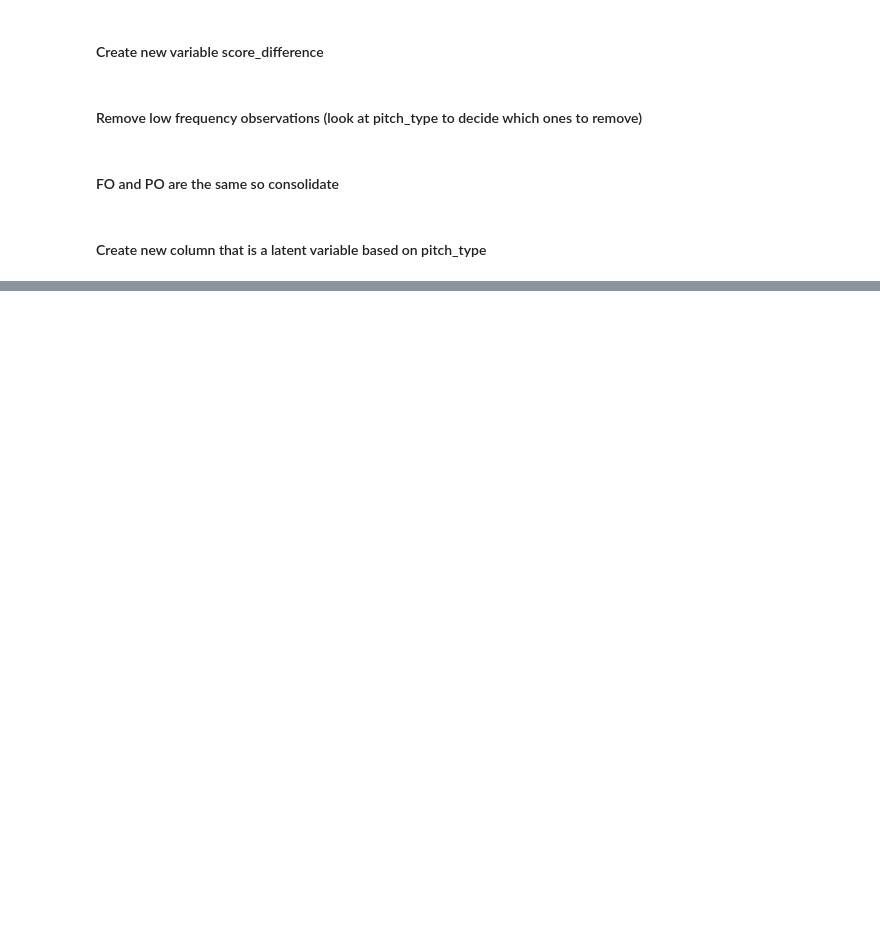
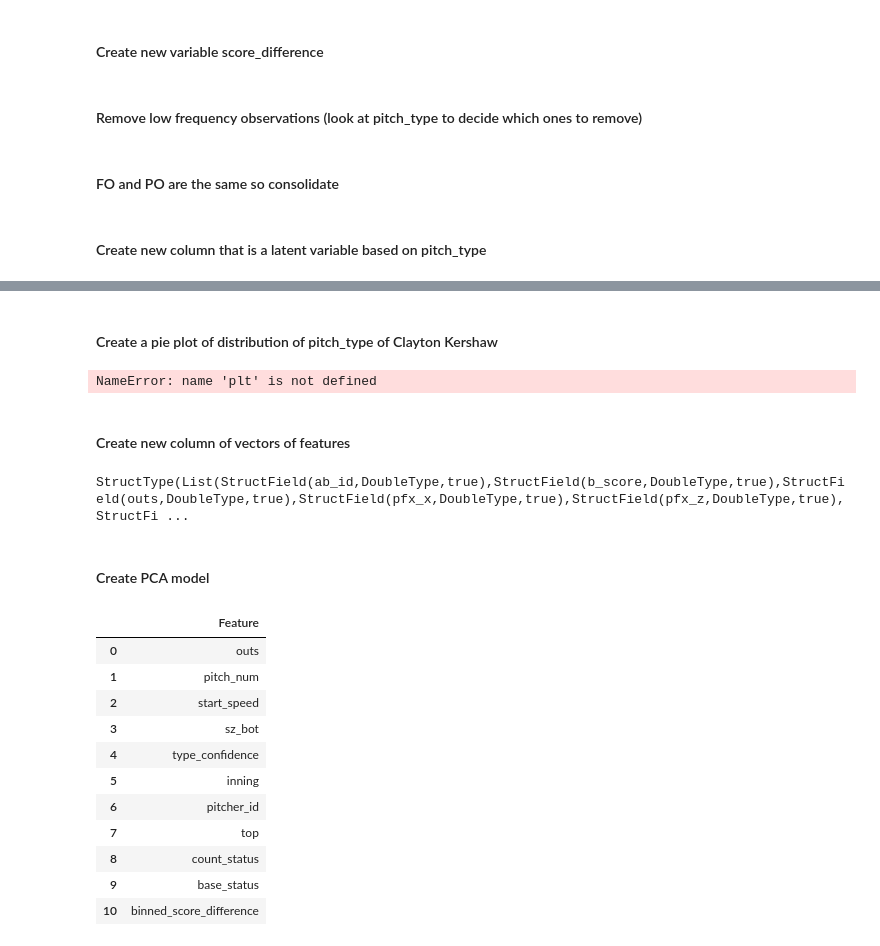
Before and after one commit to Acasteo/MLB-pitch, a Jupyter notebook: MLB_pitchData.ipynb, the cells around one changed output, grey strips where cells are left out. Drawn from its saved outputs; the diff is of its cells as text; code cells hidden in the pictures; blank space fills up the shorter version.

```diff
--- a/MLB_pitchData.ipynb
+++ b/MLB_pitchData.ipynb
@@ -80,3 +97,6 @@ only showing top 20 rows
+# %%
+indexer = StringIndexer(inputCol="next_pitch", outputCol="latent_next_pitch")
+df = indexer.fit(df).transform(df)
 # %%
 df.groupBy("latent_pitch_type").count().show()
 df.groupBy("pitch_type").count().show()
@@ -151,0 +341,18 @@ df = df.withColumn("long_ab", udfValueToCategoryFour("pitch_num"))
+# %% [markdown]
+#### Create a pie plot of distribution of pitch_type of Clayton Kershaw
+# %%
+clay_kersh = df.filter(df.pitcher_id == 477132).groupby('pitch_type').count().toPandas()
+fig3, ax3 = plt.subplots(figsize=(30,13))
+plt.rcParams.update({'font.size': 18})
+plt.rcParams.update({'axes.titlepad': 45})
+plt.title('Clayton Kershaw',)
+ax3.pie(clay_kersh['count'],labels = clay_kersh['pitch_type'], autopct='%1.0f%%', pctdistance=1.1,
+        labeldistance = 1.2, shadow = False, startangle = 90 )
+#plt.legend()
+plt.legend(labels = ['Two-seam Fastball', 'Slider', 'Four-seam Fastball',
+                     'Changeup', 'Curveball'])
+ax3.axis('equal')
+#plt.savefig('init_pie.png')
+plt.show()
+# %% [output]
+NameError: name 'plt' is not defined
@@ -151,0 +361,2 @@ df = df.withColumn("long_ab", udfValueToCategoryFour("pitch_num"))
+# %% [markdown]
+#### Create new column of vectors of features
@@ -151,0 +367,4 @@ df = df.withColumn("long_ab", udfValueToCategoryFour("pitch_num"))
+# %%
+df.schema
+# %% [output]
+StructType(List(StructField(ab_id,DoubleType,true),StructField(b_score,DoubleType,true),StructField(outs,DoubleType,true),StructField(pfx_x,DoubleType,true),StructField(pfx_z,DoubleType,true),StructFi ...
@@ -151,0 +386,28 @@ df = df.withColumn("long_ab", udfValueToCategoryFour("pitch_num"))
+# %% [markdown]
+#### Create PCA model
+# %%
+from  pyspark.sql.functions import abs
+pca = PCA(k=2, inputCol="scaledFeatures", outputCol="pcaFeatures")
+model = pca.fit(scaledoutput)
+matrix=model.pc
+rows = matrix.toArray().tolist()
+pcadf = spark.createDataFrame(rows,['PCA1','PCA2'])
+pcadf = pcadf.withColumn('AbsVal', abs(pcadf.PCA1-pcadf.PCA2))
+pcdaf=pcadf.toPandas()
+value=spark.createDataFrame(pred, StringType())
+value = value.withColumnRenamed('value', 'Feature')
+value=value.toPandas()
+value
+# %% [output]
+|  | Feature |
+| 0 | outs |
+| 1 | pitch_num |
+| 2 | start_speed |
+| 3 | sz_bot |
+| 4 | type_confidence |
+| 5 | inning |
+| 6 | pitcher_id |
+| 7 | top |
+| 8 | count_status |
+| 9 | base_status |
+| 10 | binned_score_difference |
```
Also changed, not shown: parts of 43 cells of this notebook.
